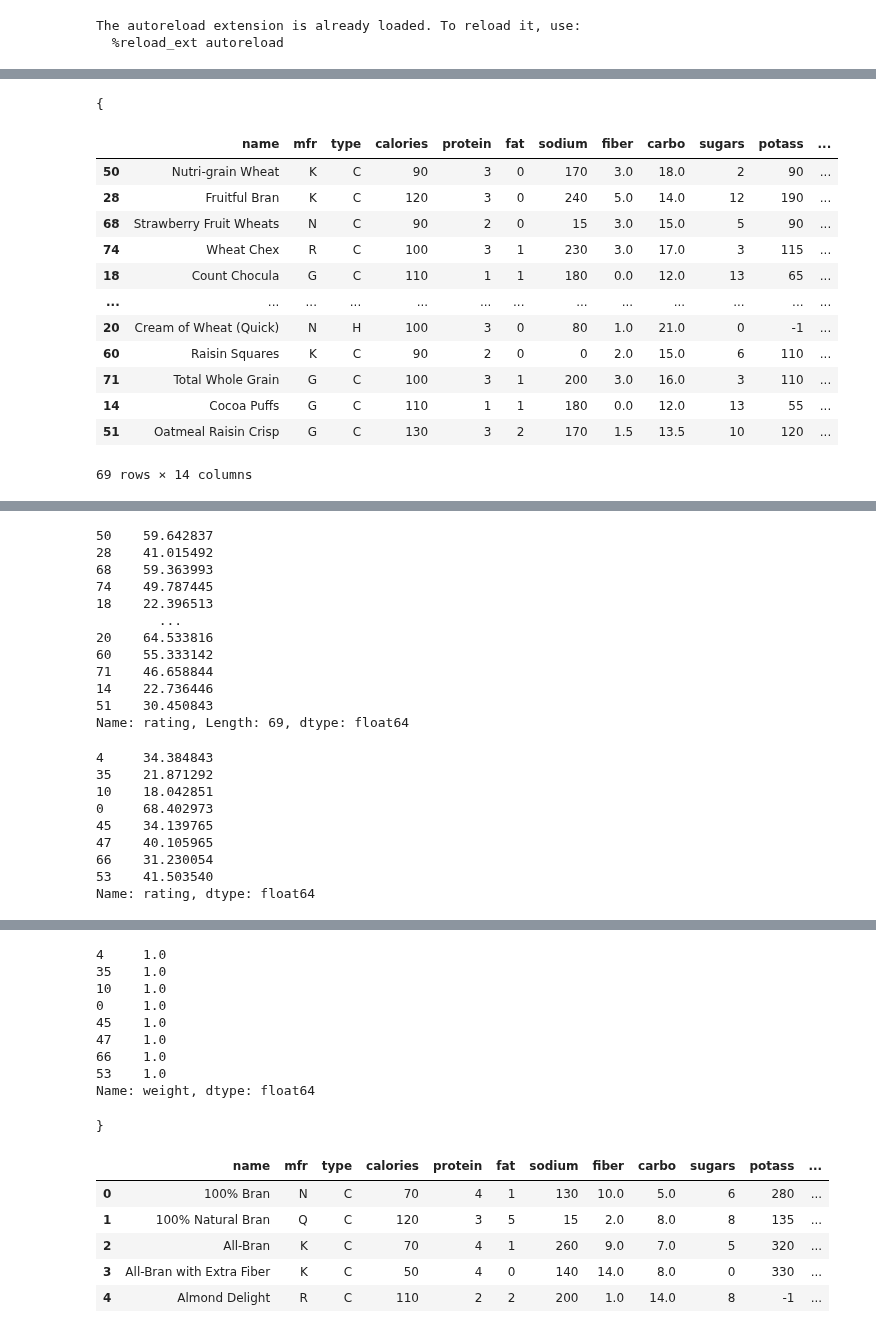
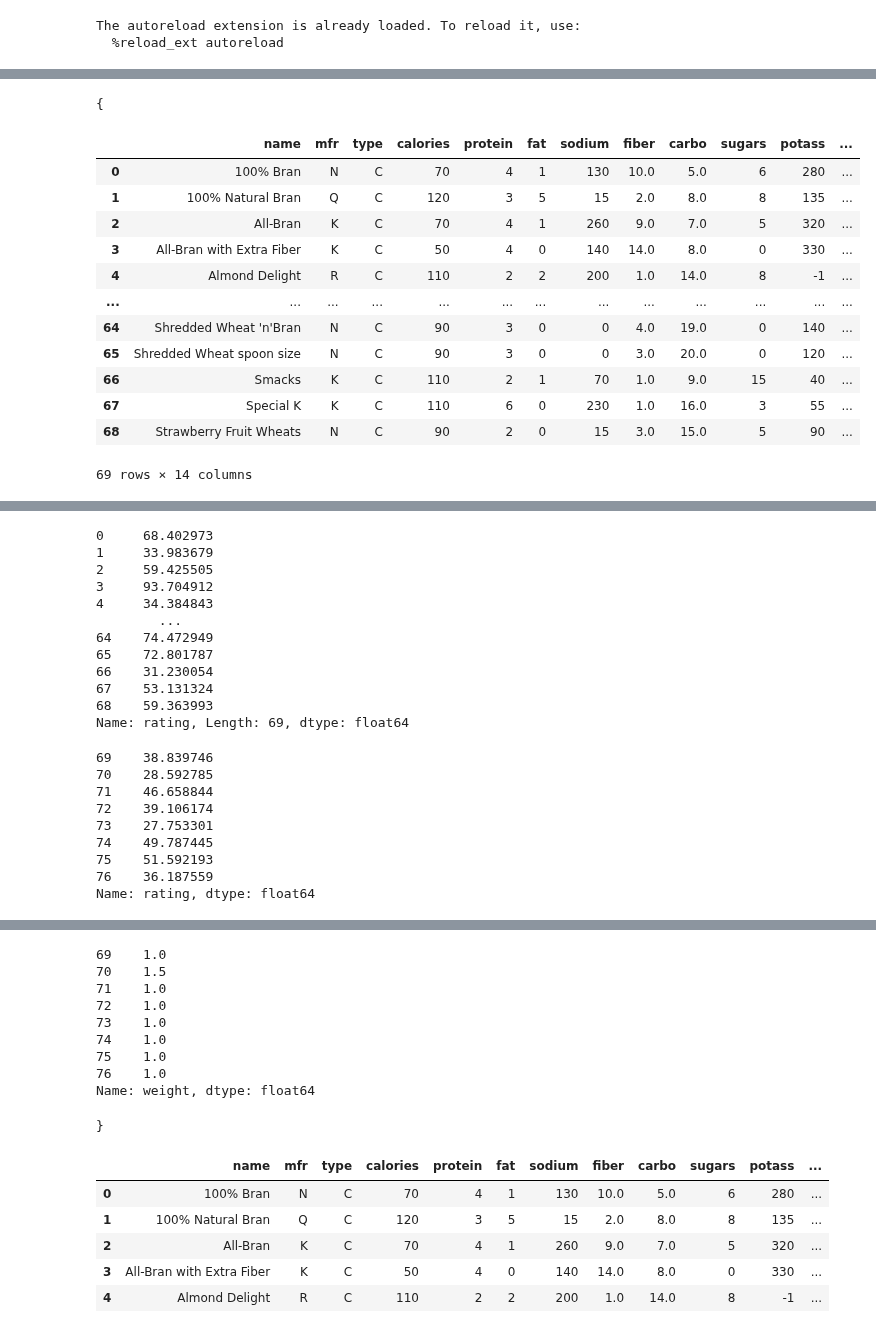
Before and after one commit to smartycope/Data, a Jupyter notebook: testingData.ipynb, the cells around one changed output, grey strips where cells are left out. Saved outputs shown, nothing was run; the diff lists cells and outputs as text; code cells hidden in the pictures.

Commit message:
Added target param to split()

```diff
--- a/testingData.ipynb
+++ b/testingData.ipynb
@@ -25,29 +25,32 @@ GridBox(children=(Dropdown(description='Select Summary', options=('Description',
 [interactive output not drawn]
 # %%
 %autoreload 2
-disp(split(data, amt=.1, target=['rating', 'weight']))
+# disp(split(data, amt=.1, target=['rating', 'weight']))
+rating = data.copy().pop('rating')
+# disp(split(data, rating, amt=.1))
+disp(split(data, amt=.1, method='tail', target=['rating', 'weight']))
 # display(a)
 # display(b)
 
 # data['date'] = parse_date(data.dteday)
 # convert_time(data)
 # data
 
 # _data = convert_numeric(data.drop(columns=['name']))
 # normalize(_data)
 # %% [output]
 {
 |  | name | mfr | type | calories | protein | fat | sodium | fiber | carbo | sugars | potass | ... |
-| 50 | Nutri-grain Wheat | K | C | 90 | 3 | 0 | 170 | 3.0 | 18.0 | 2 | 90 | ... |
-| 28 | Fruitful Bran | K | C | 120 | 3 | 0 | 240 | 5.0 | 14.0 | 12 | 190 | ... |
+| 0 | 100% Bran | N | C | 70 | 4 | 1 | 130 | 10.0 | 5.0 | 6 | 280 | ... |
+| 1 | 100% Natural Bran | Q | C | 120 | 3 | 5 | 15 | 2.0 | 8.0 | 8 | 135 | ... |
+| 2 | All-Bran | K | C | 70 | 4 | 1 | 260 | 9.0 | 7.0 | 5 | 320 | ... |
+| 3 | All-Bran with Extra Fiber | K | C | 50 | 4 | 0 | 140 | 14.0 | 8.0 | 0 | 330 | ... |
+| 4 | Almond Delight | R | C | 110 | 2 | 2 | 200 | 1.0 | 14.0 | 8 | -1 | ... |
+| ... | ... | ... | ... | ... | ... | ... | ... | ... | ... | ... | ... | ... |
+| 64 | Shredded Wheat 'n'Bran | N | C | 90 | 3 | 0 | 0 | 4.0 | 19.0 | 0 | 140 | ... |
+| 65 | Shredded Wheat spoon size | N | C | 90 | 3 | 0 | 0 | 3.0 | 20.0 | 0 | 120 | ... |
+| 66 | Smacks | K | C | 110 | 2 | 1 | 70 | 1.0 | 9.0 | 15 | 40 | ... |
+| 67 | Special K | K | C | 110 | 6 | 0 | 230 | 1.0 | 16.0 | 3 | 55 | ... |
 | 68 | Strawberry Fruit Wheats | N | C | 90 | 2 | 0 | 15 | 3.0 | 15.0 | 5 | 90 | ... |
-| 74 | Wheat Chex | R | C | 100 | 3 | 1 | 230 | 3.0 | 17.0 | 3 | 115 | ... |
-| 18 | Count Chocula | G | C | 110 | 1 | 1 | 180 | 0.0 | 12.0 | 13 | 65 | ... |
-| ... | ... | ... | ... | ... | ... | ... | ... | ... | ... | ... | ... | ... |
-| 20 | Cream of Wheat (Quick) | N | H | 100 | 3 | 0 | 80 | 1.0 | 21.0 | 0 | -1 | ... |
-| 60 | Raisin Squares | K | C | 90 | 2 | 0 | 0 | 2.0 | 15.0 | 6 | 110 | ... |
-| 71 | Total Whole Grain | G | C | 100 | 3 | 1 | 200 | 3.0 | 16.0 | 3 | 110 | ... |
-| 14 | Cocoa Puffs | G | C | 110 | 1 | 1 | 180 | 0.0 | 12.0 | 13 | 55 | ... |
-| 51 | Oatmeal Raisin Crisp | G | C | 130 | 3 | 2 | 170 | 1.5 | 13.5 | 10 | 120 | ... |
 69 rows × 14 columns
 |  | name | mfr | type | calories | protein | fat | sodium | fiber | carbo | sugars | potass | ... |
@@ -62,21 +65,21 @@ disp(split(data, amt=.1, target=['rating', 'weight']))
-50    59.642837
-28    41.015492
+0     68.402973
+1     33.983679
+2     59.425505
+3     93.704912
+4     34.384843
+        ...
+64    74.472949
+65    72.801787
+66    31.230054
+67    53.131324
 68    59.363993
-74    49.787445
-18    22.396513
-        ...
-20    64.533816
-60    55.333142
-71    46.658844
-14    22.736446
-51    30.450843
 Name: rating, Length: 69, dtype: float64
-4     34.384843
-35    21.871292
-10    18.042851
-0     68.402973
-45    34.139765
-47    40.105965
-66    31.230054
-53    41.503540
+69    38.839746
+70    28.592785
+71    46.658844
+72    39.106174
+73    27.753301
+74    49.787445
+75    51.592193
+76    36.187559
 Name: rating, dtype: float64
@@ -94,12 +97,12 @@ Name: rating, dtype: float64
 Name: weight, Length: 69, dtype: float64
-4     1.0
-35    1.0
-10    1.0
-0     1.0
-45    1.0
-47    1.0
-66    1.0
-53    1.0
+69    1.0
+70    1.5
+71    1.0
+72    1.0
+73    1.0
+74    1.0
+75    1.0
+76    1.0
 Name: weight, dtype: float64
 }
 # %%
```
Also changed, not shown: parts of 2 cells of this notebook, 1 other file.
